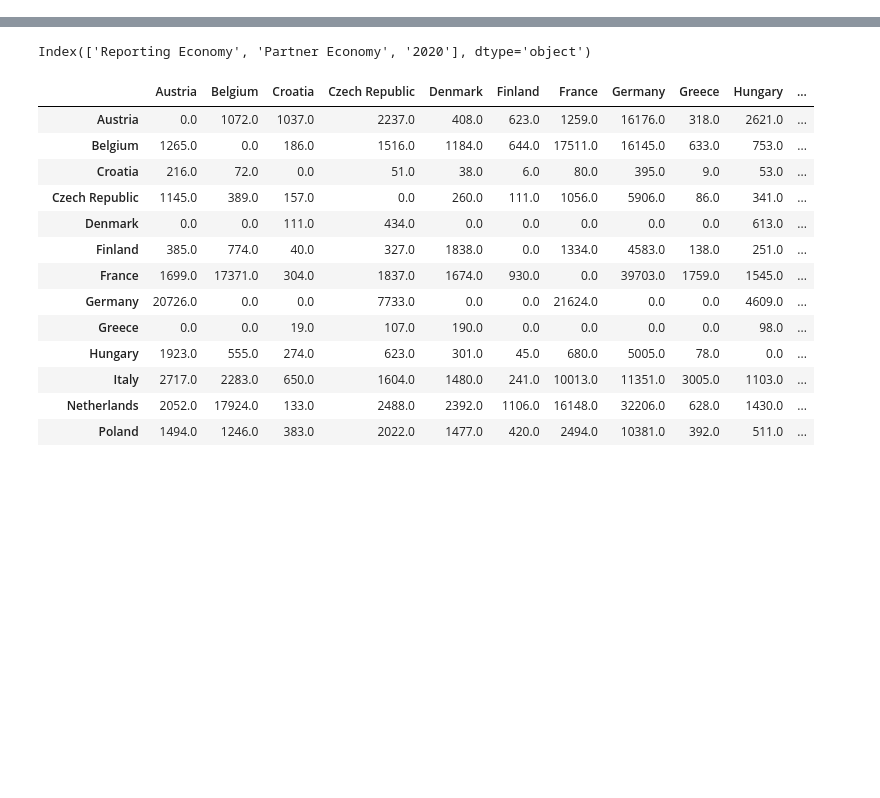
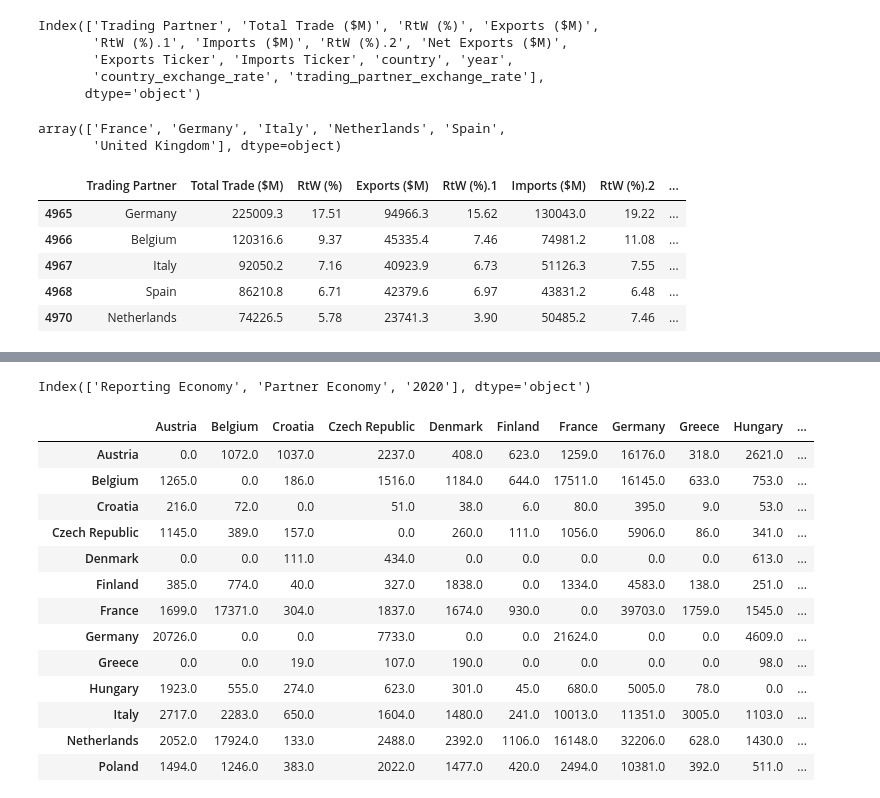
Before and after one commit to tuneman7/w209_spring_2022_thu_4_pm_team_4_web, a Jupyter notebook: eu_analysis_fz.ipynb, the cells around one changed output, grey strips where cells are left out. Drawn from its saved outputs; the diff is of its cells as text; code cells hidden in the pictures; blank space fills up the shorter version.

```diff
--- a/eu_analysis_fz.ipynb
+++ b/eu_analysis_fz.ipynb
@@ -32,0 +14,3 @@ my_altair.get_eu_domestic_trading_chart()
+# %%
+eu_countries=['Austria','Belgium','Croatia','Czech Republic','Denmark','Finland','France','Germany','Greece','Hungary',
+        'Italy','Netherlands','Poland','Portugal','Spain','Sweden','United Kingdom']
@@ -32,0 +19,8 @@ my_altair.get_eu_domestic_trading_chart()
+# %%
+top_20.columns
+# %% [output]
+Index(['Trading Partner', 'Total Trade ($M)', 'RtW (%)', 'Exports ($M)',
+       'RtW (%).1', 'Imports ($M)', 'RtW (%).2', 'Net Exports ($M)',
+       'Exports Ticker', 'Imports Ticker', 'country', 'year',
+       'country_exchange_rate', 'trading_partner_exchange_rate'],
+      dtype='object')
@@ -32,0 +31,14 @@ my_altair.get_eu_domestic_trading_chart()
+# %%
+eu_df['country'].unique()
+# %% [output]
+array(['France', 'Germany', 'Italy', 'Netherlands', 'Spain',
+       'United Kingdom'], dtype=object)
+# %%
+eu_df.head()
+# %% [output]
+|  | Trading Partner | Total Trade ($M) | RtW (%) | Exports ($M) | RtW (%).1 | Imports ($M) | RtW (%).2 | ... |
+| 4965 | Germany | 225009.3 | 17.51 | 94966.3 | 15.62 | 130043.0 | 19.22 | ... |
+| 4966 | Belgium | 120316.6 | 9.37 | 45335.4 | 7.46 | 74981.2 | 11.08 | ... |
+| 4967 | Italy | 92050.2 | 7.16 | 40923.9 | 6.73 | 51126.3 | 7.55 | ... |
+| 4968 | Spain | 86210.8 | 6.71 | 42379.6 | 6.97 | 43831.2 | 6.48 | ... |
+| 4970 | Netherlands | 74226.5 | 5.78 | 23741.3 | 3.90 | 50485.2 | 7.46 | ... |
```
Also changed, not shown: parts of 12 cells of this notebook, 1 other file.
